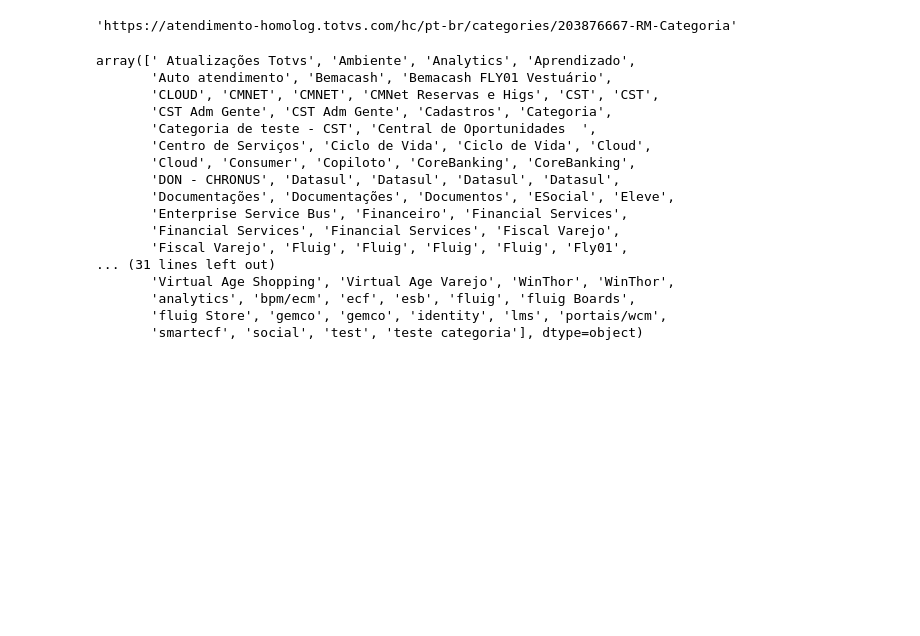
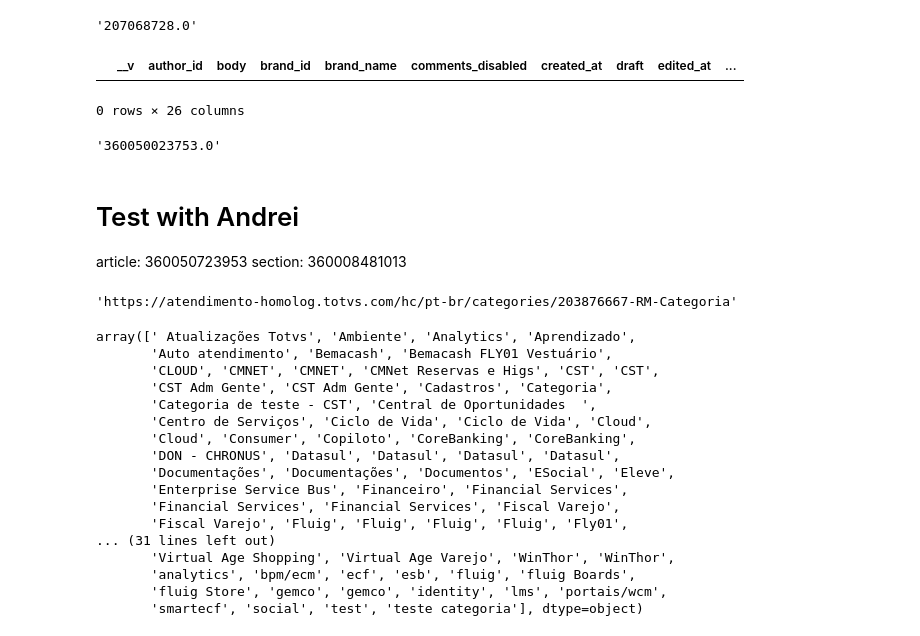
Before and after one commit to felipebmendes/search-skill, a Jupyter notebook: explore/get_articles.ipynb, the cells around one changed output. Cells and saved outputs as stored; diff of their text form; code cells hidden in the pictures; blank space fills up the shorter version.

```diff
--- a/explore/get_articles.ipynb
+++ b/explore/get_articles.ipynb
@@ -38,6 +38,25 @@ sections = Staging(login_dont).fetch_parquet(staging_name='sections',
                         cds=True
                         )
 sections = categories.astype(str)
+# %%
+df = df.astype(str)
+# %%
+df.iloc[35].section_id
+# %% [output]
+'207068728.0'
+# %%
+df[df.id.str.contains('360050723953.0')]
+# %% [output]
+|  | __v | author_id | body | brand_id | brand_name | comments_disabled | created_at | draft | edited_at | ... |
+0 rows × 26 columns
+# %%
+df[df.id.str.contains('360050')].iloc[0].id
+# %% [output]
+'360050023753.0'
+# %% [markdown]
+# Test with Andrei
+article: 360050723953
+section: 360008481013
 # %%
 categories.iloc[124].html_url
 # %% [output]
```
Also changed, not shown: parts of 3 cells of this notebook, 5 other files.
